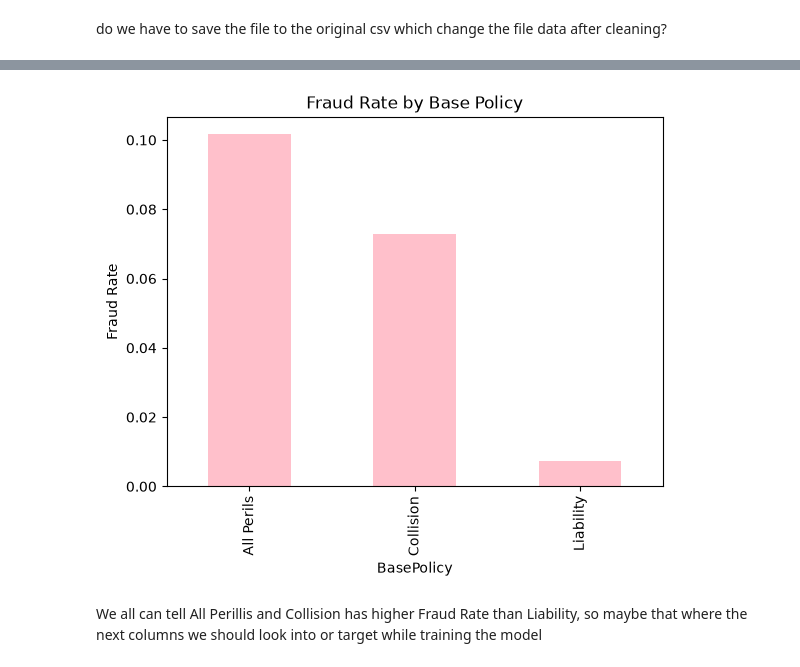
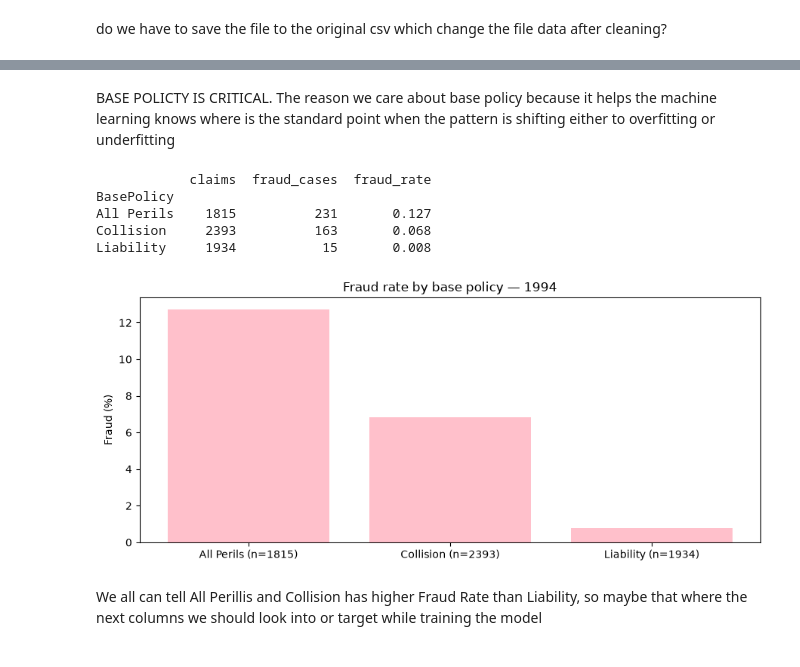
Before and after one commit to Break-Through-Tech/LexisNexis-1B-detecting-fraudulent-insurance-claims, a Jupyter notebook: notebooks/data_analysis.ipynb, the cells around one changed output, grey strips where cells are left out. Drawn from its saved outputs; the diff is of its cells as text; code cells hidden in the pictures.

```diff
--- a/notebooks/data_analysis.ipynb
+++ b/notebooks/data_analysis.ipynb
@@ -197,10 +217,24 @@ plt.show()
-# %%
-fraud_by_policy = df_copy.groupby("BasePolicy")["IsFraud"].mean().sort_values(ascending=False)
-fraud_by_policy.plot(kind="bar", title="Fraud Rate by Base Policy", color="pink")
-plt.ylabel("Fraud Rate")
-plt.show()
-# %% [output]
-[figure, removed]
+# %% [markdown]
+BASE POLICTY IS CRITICAL. The reason we care about base policy because it helps the machine learning knows where is the standard point when the pattern is shifting either to overfitting or underfitting
+# %%
+policy_summary = training_data.groupby("BasePolicy")["IsFraud"].agg(
+    claims="size", fraud_cases="sum", fraud_rate="mean"
+).sort_values("fraud_rate", ascending=False)
+print(policy_summary.round(3))
+labels = [f"{category} (n={count})" for category, count in zip(policy_summary.index, policy_summary["claims"])]
+plt.figure(figsize=(9, 4))
+plt.bar(labels, policy_summary["fraud_rate"] * 100, color="pink")
+plt.ylabel("Fraud (%)")
+plt.title("Fraud rate by base policy — 1994")
+plt.tight_layout()
+plt.show()
+# %% [output]
+            claims  fraud_cases  fraud_rate
+BasePolicy
+All Perils    1815          231       0.127
+Collision     2393          163       0.068
+Liability     1934           15       0.008
+[figure, added]
 # %% [markdown]
 We all can tell All Perillis and Collision has higher Fraud Rate than Liability, so maybe that where the next columns we should look into or target while training the model
 # %%
```
Also changed, not shown: parts of 23 cells of this notebook.
